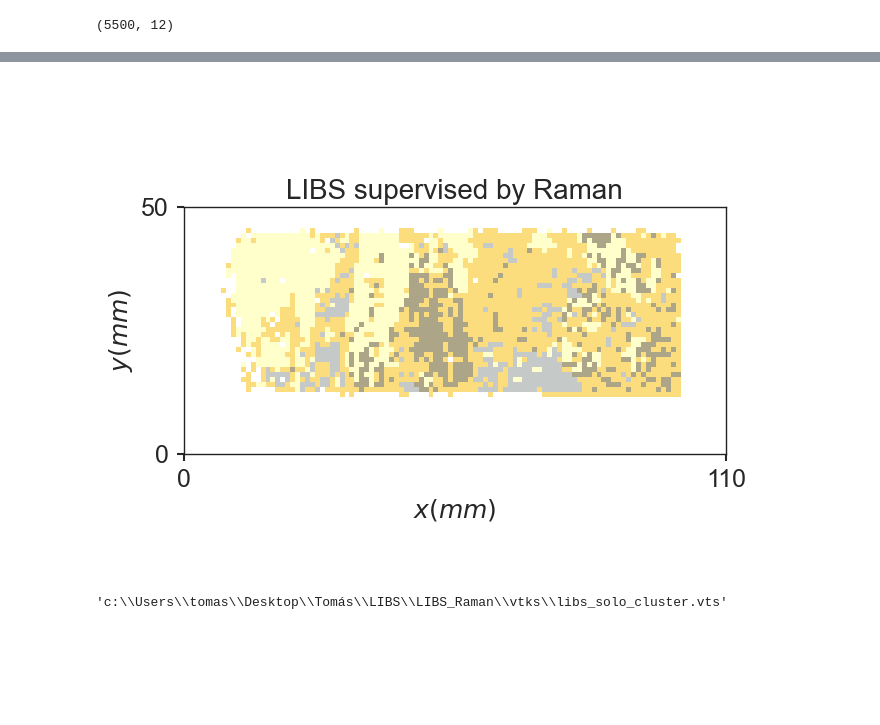
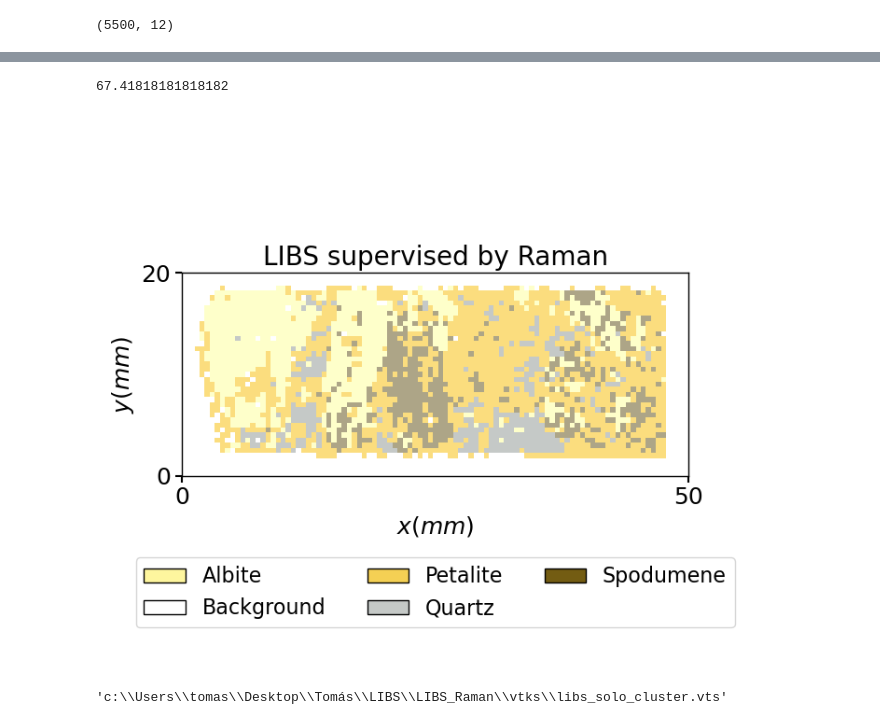
Before and after one commit to tomasjmlopes/Spectral_repo, a Jupyter notebook: Collaborative/multimodal_libs_raman.ipynb, the cells around one changed output, grey strips where cells are left out. Saved outputs shown, nothing was run; the diff lists cells and outputs as text; code cells hidden in the pictures; blank space fills up the shorter version.

```diff
--- a/Collaborative/multimodal_libs_raman.ipynb
+++ b/Collaborative/multimodal_libs_raman.ipynb
@@ -50,7 +50,7 @@ def Raman_data_loader(filename):
 
     return spectral_signal, wavelengths, exp_properties
 # %%
-filename = "D:/Data/Data_Raman/Rocks/2023913_1110.h5"
+filename = "F:/Data/Data_Raman/Rocks/2023913_1110.h5"
 spectrum_raman, wavelengths_raman, exp_properties = Raman_data_loader(filename)
 # %%
 from scipy import sparse
@@ -469,7 +464,7 @@ def read_data_map(file):
     hf.close()
     return spectrums, wavelengths, positions, unique_x, unique_y
 # %%
-file = r"D:/Data/Data_LIBS/mineral_identification_samples/PetalideEspodumena_ADG-2-40-8_map"
+file = r"F:/Data/Data_LIBS/mineral_identification_samples/PetalideEspodumena_ADG-2-40-8_map"
 spectrum, wavelengths, positions, unique_x, unique_y = read_data_map(file)
 # %% [output]
 (50, 110, 16384)
@@ -1051,28 +1063,33 @@ fig.tight_layout()
+# %%
+np.sum(predictions2 == mskd_labels)/len(mskd_labels) *100
+# %% [output]
+67.41818181818182
 # %%
-fig, ax = subplots(figsize = (7, 5))
+fig, ax = subplots(figsize = (7, 6))
 
 axs = ax
 setp(axs.spines.values(), linewidth=1, color = 'k')
-axs.imshow(pls_da.reshape(spectrum.shape[0], spectrum.shape[1]), cmap = cmp1, interpolation = 'nearest')
+axs.imshow(pls_da.reshape(spectrum.shape[0], spectrum.shape[1])[2:42, 5:105], cmap = cmp1, interpolation = 'nearest')
 axs.set_title('LIBS supervised by Raman', fontsize = 20)
 axs.grid(False)
 axs.set_xlabel(r'$x(mm)$',fontsize = 18)
 axs.set_ylabel(r'$y(mm)$',fontsize = 18)
-axs.set_xticks([0,110])
-axs.set_xticklabels([0, 110], fontsize = 18)
-axs.set_yticks([0, 50])
-axs.set_yticklabels([50, 0], fontsize = 18)
-axs.set_xlim(0, 110)
-axs.set_ylim(50, 0)
+axs.set_xticks([0,100])
+axs.set_xticklabels([0, 50], fontsize = 18)
+axs.set_yticks([0, 40])
+axs.set_yticklabels([20, 0], fontsize = 18)
+axs.set_xlim(0, 100)
+axs.set_ylim(40, 0)
 
 
 axs.tick_params(
             bottom=True, top=False,
             left=True, right=False, length = 5, width = 1.5)
-
-# savefig('raman_train_libs_scale.jpg', dpi = 500)
+axs.legend(handles = hls,loc = 'lower center',  bbox_to_anchor = (0.5, -0.8), ncol = 3, fontsize = 16)
+fig.tight_layout()
+savefig('raman_train_libs_mskd.jpg', dpi = 500)
 # %% [output]
-[figure, old version]
+[figure, new version]
 # %%
 # mesh = predictions2.reshape(spectrum.shape[:2]) # Change mmap to your generated LIBS map
 #     # mesh = interpolate(mmap, 2, True, 4, 'gaussian') #Use this line if you want an interpolated mesh
```
Also changed, not shown: parts of 13 cells of this notebook, 8 other files.
